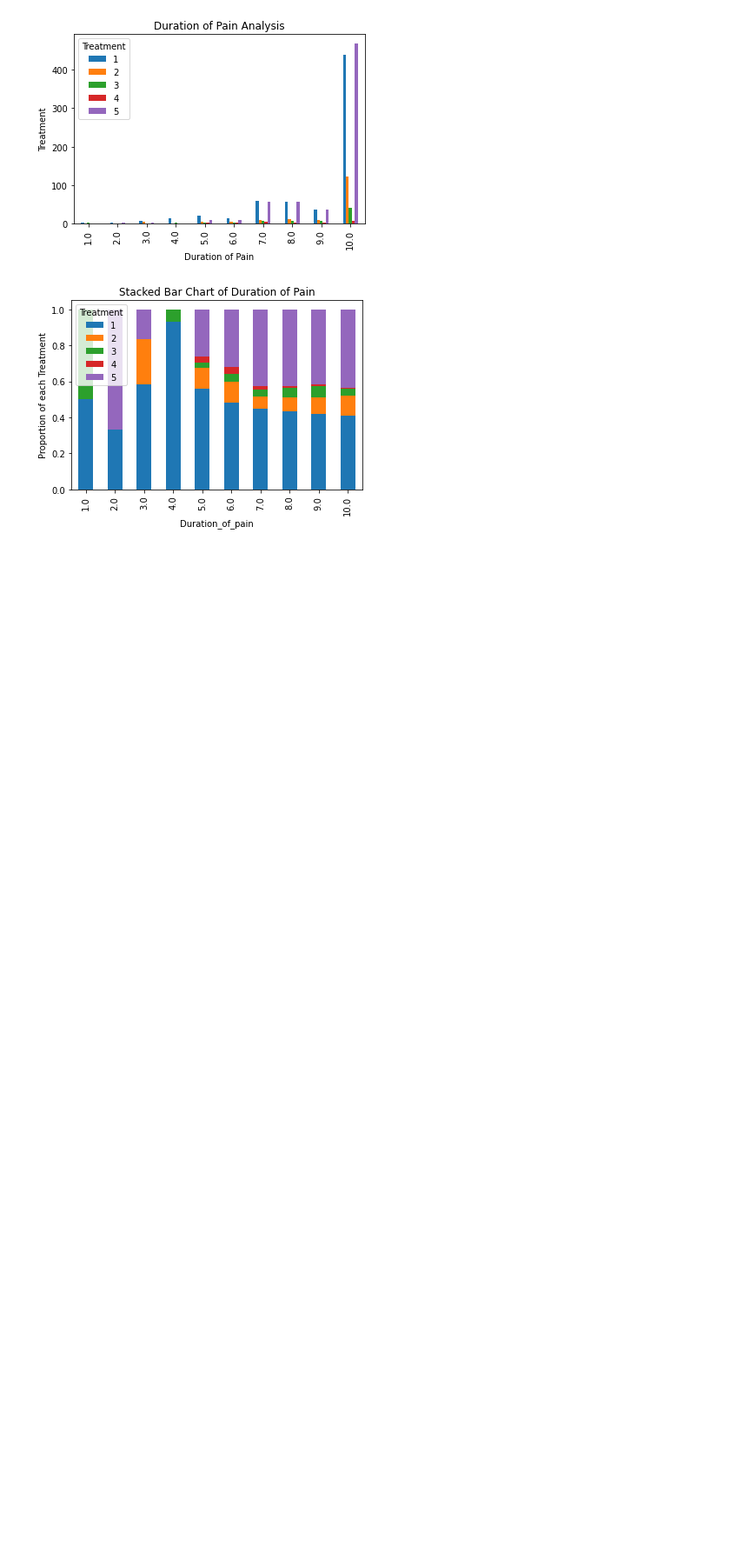
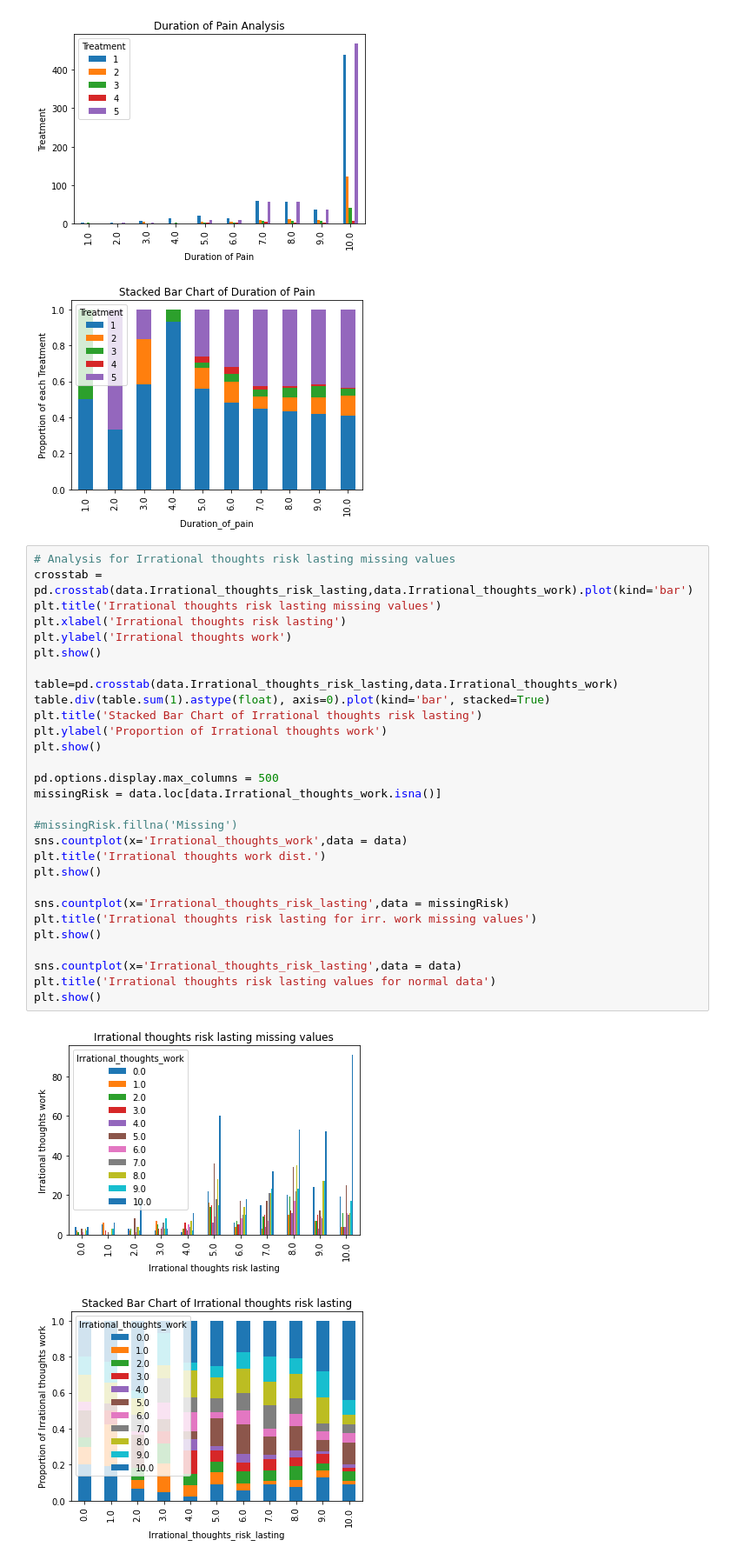
Before and after one commit to WALEX2000/DataScience-Project, a Jupyter notebook: src/dataExploration.ipynb, the cells around one changed output. Shown: that part at 87% size. Saved outputs shown, nothing was run; the diff lists cells and outputs as text; blank space fills up the shorter version.

Commit message:
More data exploration

```diff
--- a/src/dataExploration.ipynb
+++ b/src/dataExploration.ipynb
@@ -167,3 +166,35 @@ plt.show()
 # %% [output]
 [figure]
 [figure]
+# %%
+# Analysis for Irrational thoughts risk lasting missing values
+crosstab = pd.crosstab(data.Irrational_thoughts_risk_lasting,data.Irrational_thoughts_work).plot(kind='bar')
+plt.title('Irrational thoughts risk lasting missing values')
+plt.xlabel('Irrational thoughts risk lasting')
+plt.ylabel('Irrational thoughts work')
+plt.show()
+
+table=pd.crosstab(data.Irrational_thoughts_risk_lasting,data.Irrational_thoughts_work)
+table.div(table.sum(1).astype(float), axis=0).plot(kind='bar', stacked=True)
+plt.title('Stacked Bar Chart of Irrational thoughts risk lasting')
+plt.ylabel('Proportion of Irrational thoughts work')
+plt.show()
+
+pd.options.display.max_columns = 500
+missingRisk = data.loc[data.Irrational_thoughts_work.isna()]
+
+#missingRisk.fillna('Missing')
+sns.countplot(x='Irrational_thoughts_work',data = data)
+plt.title('Irrational thoughts work dist.')
+plt.show()
+
+sns.countplot(x='Irrational_thoughts_risk_lasting',data = missingRisk)
+plt.title('Irrational thoughts risk lasting for irr. work missing values')
+plt.show()
+
+sns.countplot(x='Irrational_thoughts_risk_lasting',data = data)
+plt.title('Irrational thoughts risk lasting values for normal data')
+plt.show()
+# %% [output]
+[figure, added]
+[figure, added]
```
Also changed, not shown: parts of 3 cells of this notebook, 2 other files.
